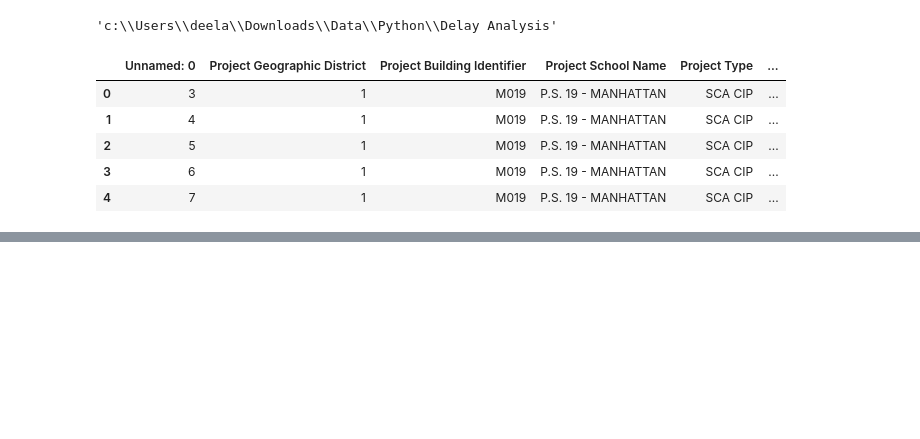
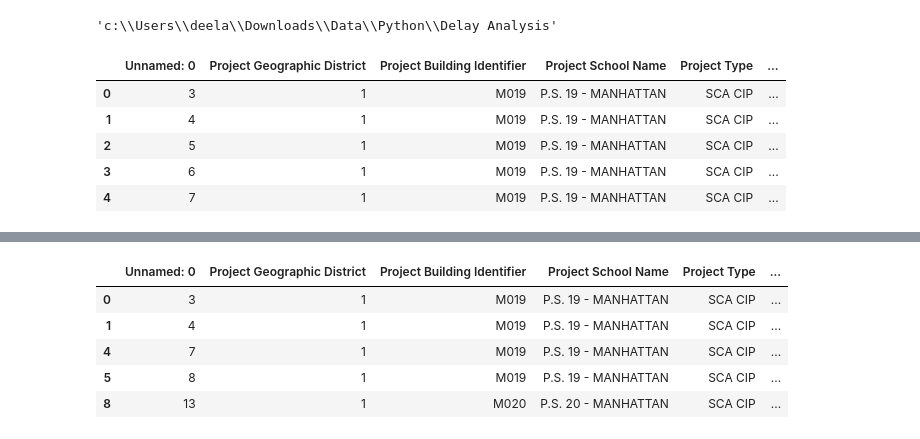
Before and after one commit to Deelaw15/Construction-Delay-Analysis, a Jupyter notebook: Delay prediction.ipynb, the cells around one changed output, grey strips where cells are left out. Saved outputs shown, nothing was run; the diff lists cells and outputs as text; code cells hidden in the pictures; blank space fills up the shorter version.

```diff
--- a/Delay prediction.ipynb
+++ b/Delay prediction.ipynb
@@ -34,0 +50,9 @@ df.tail(5)
+# %%
+df_new.head(5)
+# %% [output]
+|  | Unnamed: 0 | Project Geographic District | Project Building Identifier | Project School Name | Project Type | ... |
+| 0 | 3 | 1 | M019 | P.S. 19 - MANHATTAN | SCA CIP | ... |
+| 1 | 4 | 1 | M019 | P.S. 19 - MANHATTAN | SCA CIP | ... |
+| 4 | 7 | 1 | M019 | P.S. 19 - MANHATTAN | SCA CIP | ... |
+| 5 | 8 | 1 | M019 | P.S. 19 - MANHATTAN | SCA CIP | ... |
+| 8 | 13 | 1 | M020 | P.S. 20 - MANHATTAN | SCA CIP | ... |
```
Also changed, not shown: parts of 14 cells of this notebook.
